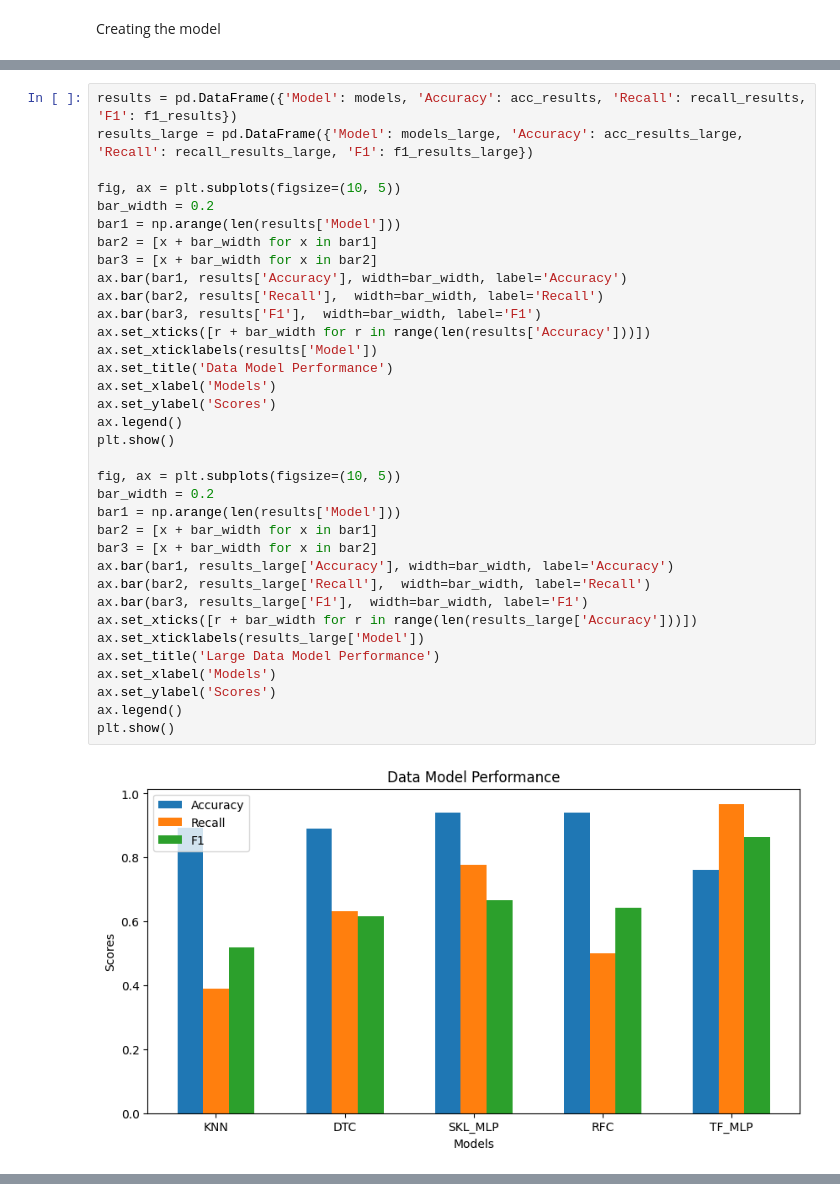
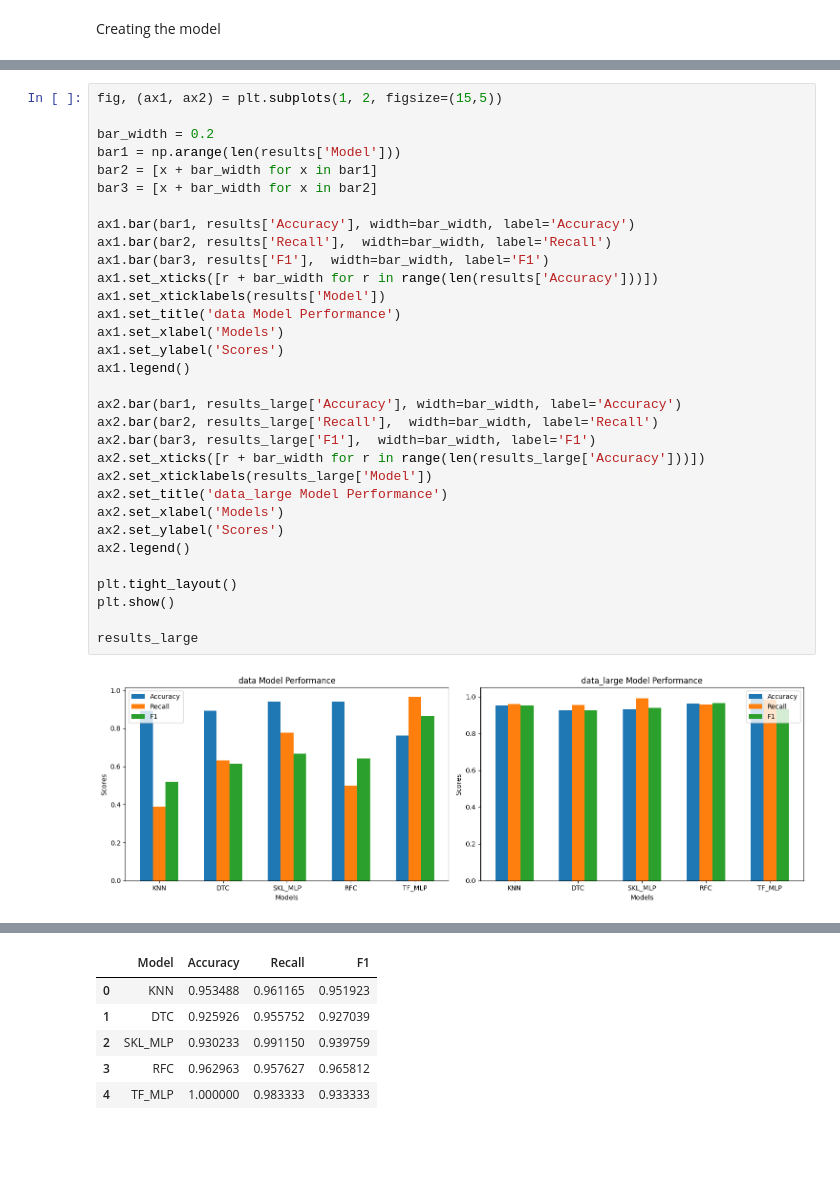
Before and after one commit to fsbertoglio/Machine-Learning-Labs, a Jupyter notebook: T1/covid_analysis.ipynb, the cells around one changed output, grey strips where cells are left out. Saved outputs shown, nothing was run; the diff lists cells and outputs as text; blank space fills up the shorter version.

```diff
--- a/T1/covid_analysis.ipynb
+++ b/T1/covid_analysis.ipynb
@@ -554,37 +556,34 @@ Best f1 = 0.933
 # %%
-results = pd.DataFrame({'Model': models, 'Accuracy': acc_results, 'Recall': recall_results, 'F1': f1_results})
-results_large = pd.DataFrame({'Model': models_large, 'Accuracy': acc_results_large, 'Recall': recall_results_large, 'F1': f1_results_large})
+fig, (ax1, ax2) = plt.subplots(1, 2, figsize=(15,5))
 
-fig, ax = plt.subplots(figsize=(10, 5))
 bar_width = 0.2
 bar1 = np.arange(len(results['Model']))
 bar2 = [x + bar_width for x in bar1]
 bar3 = [x + bar_width for x in bar2]
-ax.bar(bar1, results['Accuracy'], width=bar_width, label='Accuracy')
-ax.bar(bar2, results['Recall'],  width=bar_width, label='Recall')
-ax.bar(bar3, results['F1'],  width=bar_width, label='F1')
-ax.set_xticks([r + bar_width for r in range(len(results['Accuracy']))])
-ax.set_xticklabels(results['Model'])
-ax.set_title('Data Model Performance')
-ax.set_xlabel('Models')
-ax.set_ylabel('Scores')
-ax.legend()
+
+ax1.bar(bar1, results['Accuracy'], width=bar_width, label='Accuracy')
+ax1.bar(bar2, results['Recall'],  width=bar_width, label='Recall')
+ax1.bar(bar3, results['F1'],  width=bar_width, label='F1')
+ax1.set_xticks([r + bar_width for r in range(len(results['Accuracy']))])
+ax1.set_xticklabels(results['Model'])
+ax1.set_title('data Model Performance')
+ax1.set_xlabel('Models')
+ax1.set_ylabel('Scores')
+ax1.legend()
+
+ax2.bar(bar1, results_large['Accuracy'], width=bar_width, label='Accuracy')
+ax2.bar(bar2, results_large['Recall'],  width=bar_width, label='Recall')
+ax2.bar(bar3, results_large['F1'],  width=bar_width, label='F1')
+ax2.set_xticks([r + bar_width for r in range(len(results_large['Accuracy']))])
+ax2.set_xticklabels(results_large['Model'])
+ax2.set_title('data_large Model Performance')
+ax2.set_xlabel('Models')
+ax2.set_ylabel('Scores')
+ax2.legend()
+
+plt.tight_layout()
 plt.show()
 
-fig, ax = plt.subplots(figsize=(10, 5))
-bar_width = 0.2
-bar1 = np.arange(len(results['Model']))
-bar2 = [x + bar_width for x in bar1]
-bar3 = [x + bar_width for x in bar2]
-ax.bar(bar1, results_large['Accuracy'], width=bar_width, label='Accuracy')
-ax.bar(bar2, results_large['Recall'],  width=bar_width, label='Recall')
-ax.bar(bar3, results_large['F1'],  width=bar_width, label='F1')
-ax.set_xticks([r + bar_width for r in range(len(results_large['Accuracy']))])
-ax.set_xticklabels(results_large['Model'])
-ax.set_title('Large Data Model Performance')
-ax.set_xlabel('Models')
-ax.set_ylabel('Scores')
-ax.legend()
-plt.show()
+results_large
 # %% [output]
-[figure, old version]
+[figure, new version]
@@ -591,0 +590,6 @@ plt.show()
+|  | Model | Accuracy | Recall | F1 |
+| 0 | KNN | 0.953488 | 0.961165 | 0.951923 |
+| 1 | DTC | 0.925926 | 0.955752 | 0.927039 |
+| 2 | SKL_MLP | 0.930233 | 0.991150 | 0.939759 |
+| 3 | RFC | 0.962963 | 0.957627 | 0.965812 |
+| 4 | TF_MLP | 1.000000 | 0.983333 | 0.933333 |
```
Also changed, not shown: parts of 9 cells of this notebook.
